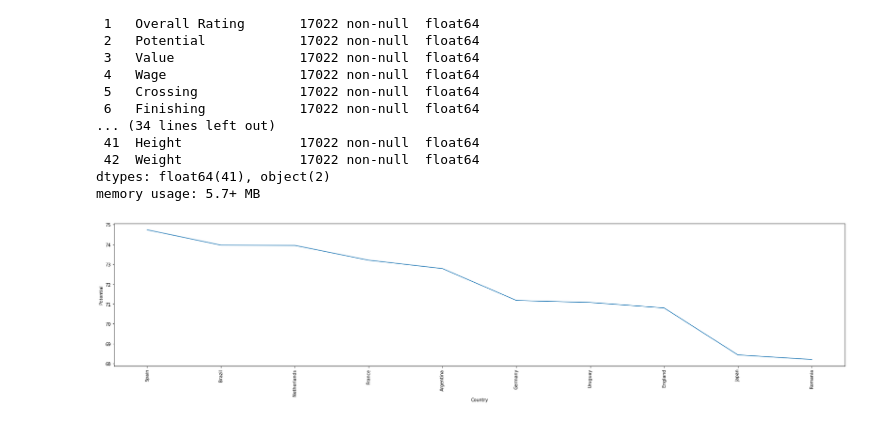
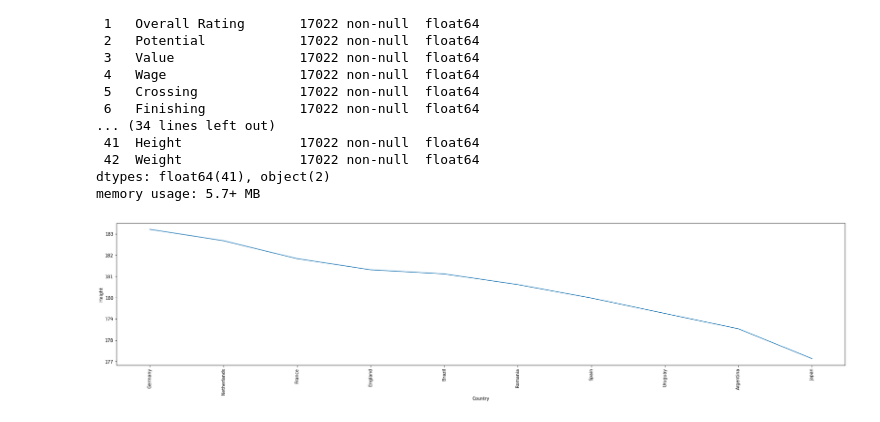
Before and after one commit to yashmehra028/so-fifa, a Jupyter notebook: diff_script_so_fifa.ipynb, the cells around one changed output. Drawn from its saved outputs; the diff is of its cells as text; code cells hidden in the pictures.

```diff
--- a/diff_script_so_fifa.ipynb
+++ b/diff_script_so_fifa.ipynb
@@ -199,32 +176,32 @@ def plot_average_attr_country(df,n_top_countries,attribute):
 
     nations_group = df.groupby('Nationality')
     temp = [(nation,df1['Name'].count(),df1[attribute].sum()/df1[attribute].count()) for nation, df1 in nations_group]
     temp.sort(key=lambda x:x[1],reverse=True)
 
     if n_top_countries <= len(temp):
         temp2 = [(temp[i][0],temp[i][2]) for i in range(n_top_countries)]
         temp2.sort(key=lambda x:x[1],reverse=True)
         top_countries = [temp2[i][0] for i in range(n_top_countries)]
         attr_value = [temp2[i][1] for i in range(n_top_countries)]
         plt.figure(figsize=(30,6))
         plt.xticks(rotation = 90)
         plt.plot(top_countries,attr_value)
         plt.xlabel(f'Country')
         plt.ylabel(f'{attribute}')
 
     else:
         print(f'chutiye itne desh hi nahi hai, {len(temp)} se kaam chalale\n')
         n_top_countries = len(temp)
         temp2 = [(temp[i][0],temp[i][2]) for i in range(n_top_countries)]
         temp2.sort(key=lambda x:x[1],reverse=True)
         top_countries = [temp2[i][0] for i in range(n_top_countries)]
         attr_value = [temp2[i][1] for i in range(n_top_countries)]
         plt.figure(figsize=(30,6))
         plt.xticks(rotation = 90)
         plt.plot(top_countries,attr_value)
         plt.xlabel(f'Country')
         plt.ylabel(f'{attribute}')
 
-plot_average_attr_country(df,10,'Potential')
+plot_average_attr_country(df,10,'Height')
 # %% [output]
-[figure, old version]
+[figure, new version]
```
Also changed, not shown: parts of 2 cells of this notebook.
